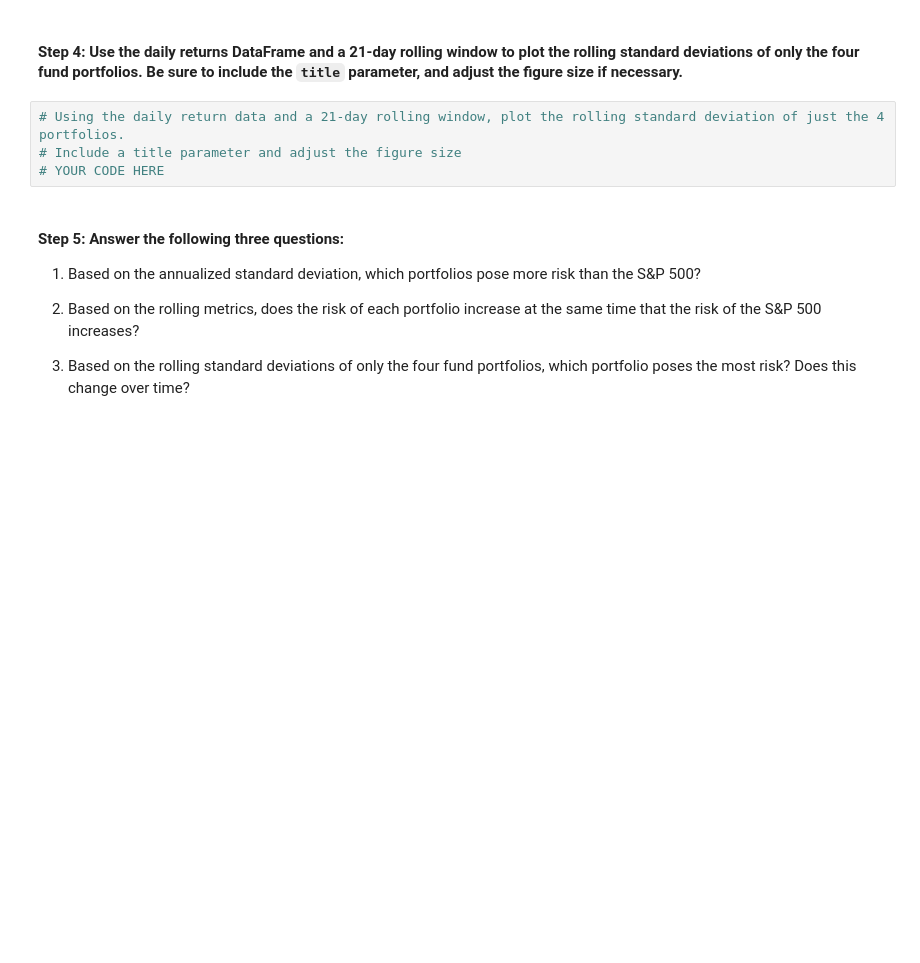
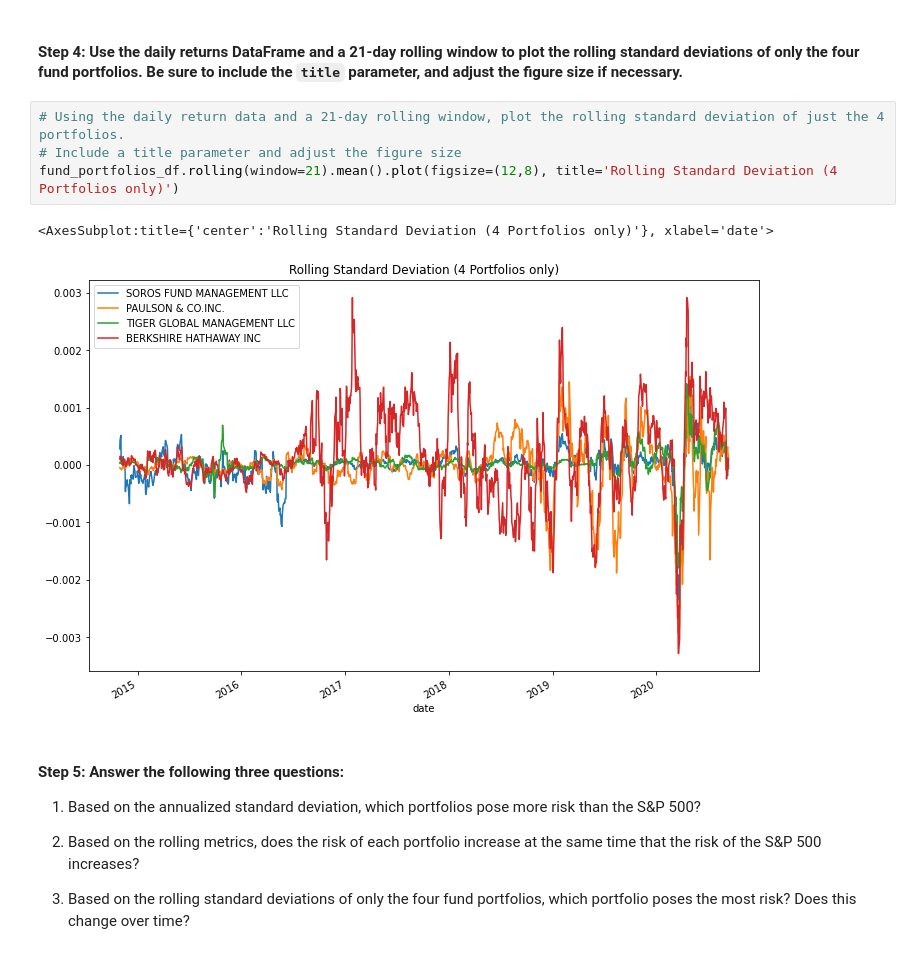
Before and after one commit to annajolt/Challenge_4, a Jupyter notebook: risk_return_analysis.ipynb, the cells around one changed output. Cells and saved outputs as stored; diff of their text form; blank space fills up the shorter version.

```diff
--- a/risk_return_analysis.ipynb
+++ b/risk_return_analysis.ipynb
@@ -248,7 +269,10 @@ Evaluate the risk profile of each portfolio by using the standard deviation and
 # %%
 # Using the daily return data and a 21-day rolling window, plot the rolling standard deviation of just the 4 portfolios.
 # Include a title parameter and adjust the figure size
-# YOUR CODE HERE
+fund_portfolios_df.rolling(window=21).mean().plot(figsize=(12,8), title='Rolling Standard Deviation (4 Portfolios only)')
+# %% [output]
+<AxesSubplot:title={'center':'Rolling Standard Deviation (4 Portfolios only)'}, xlabel='date'>
+[figure, added]
 # %% [markdown]
 #### Step 5: Answer the following three questions:
 
```
Also changed, not shown: parts of 11 cells of this notebook.
